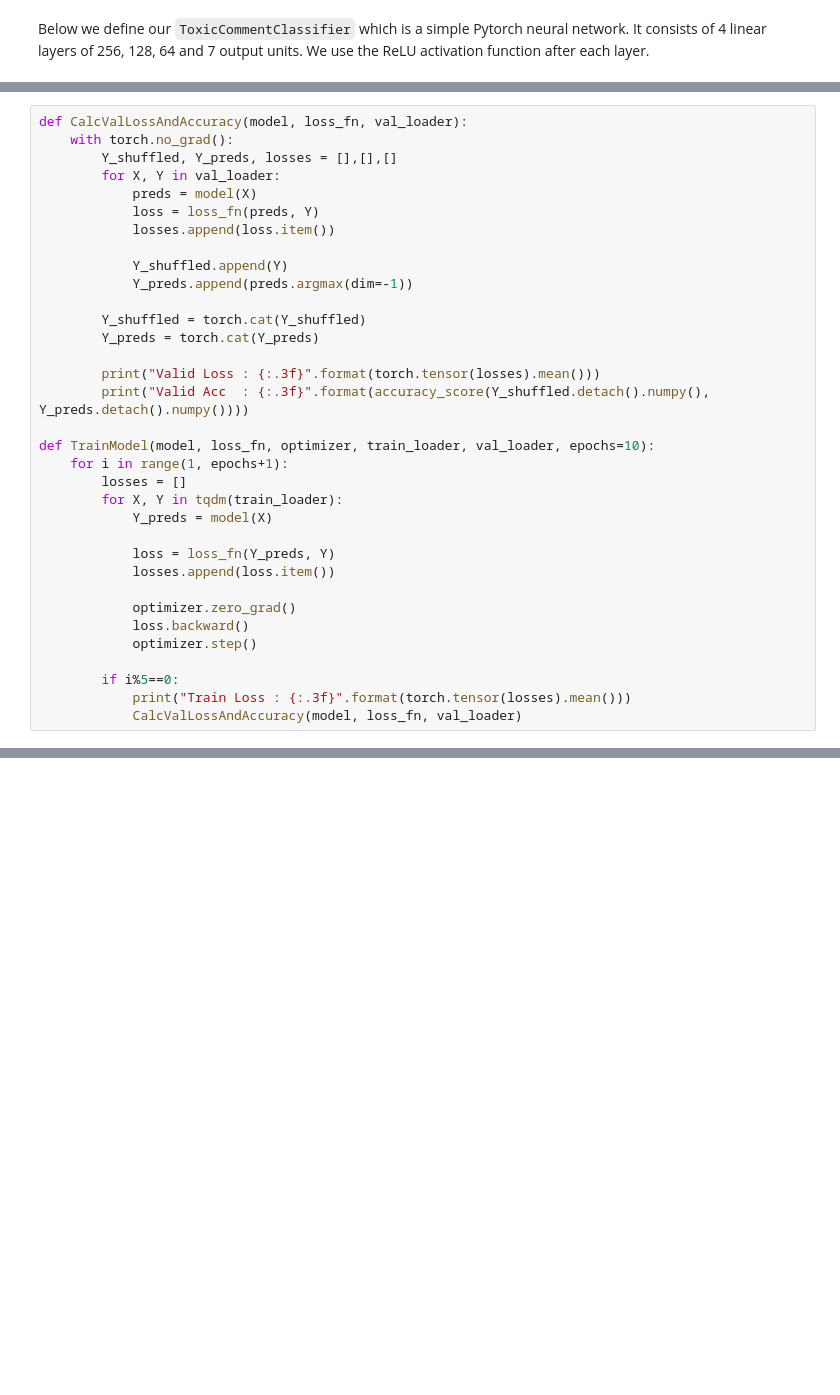
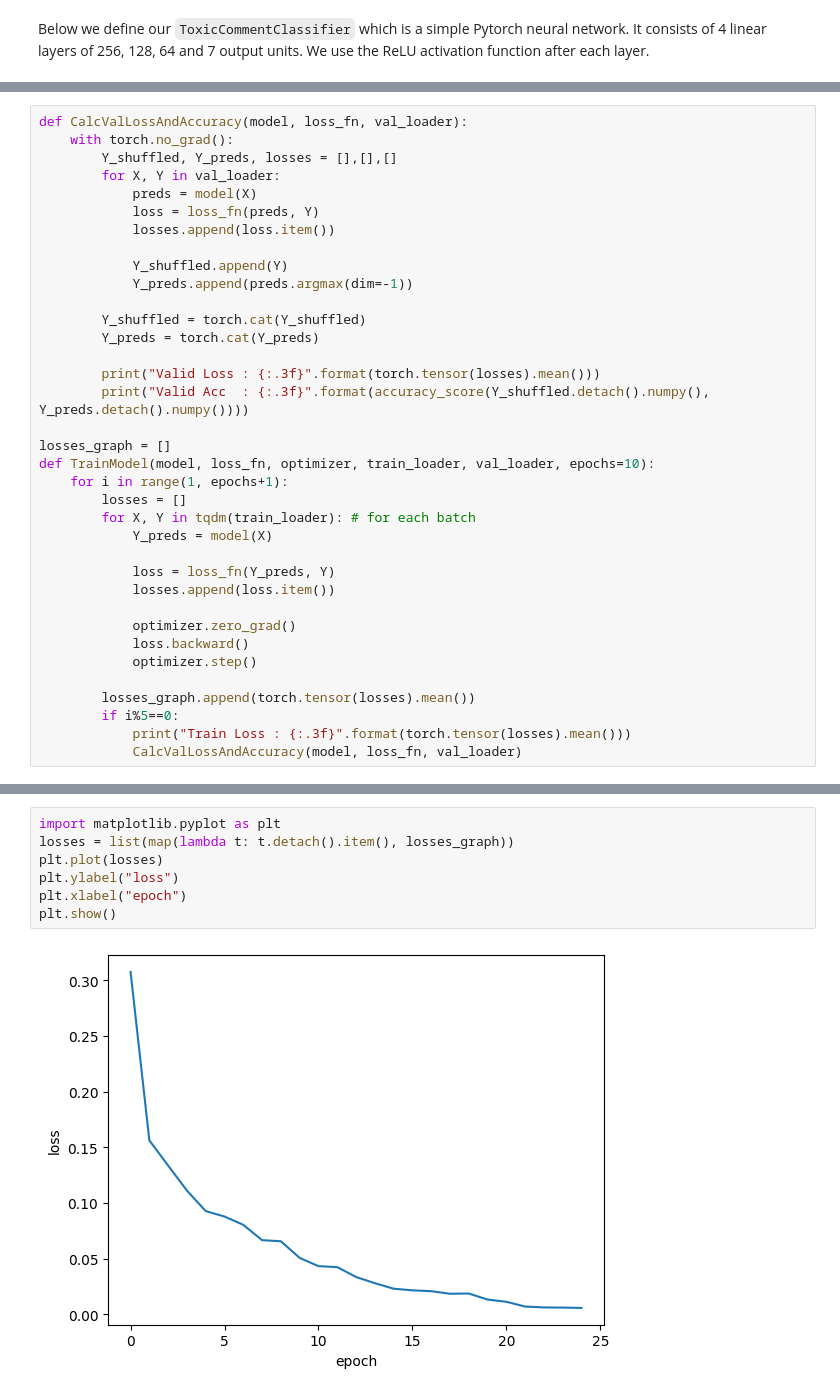
Before and after one commit to jell0wed/data514-redis-ml, a Jupyter notebook: nn.ipynb, the cells around one changed output, grey strips where cells are left out. Cells and saved outputs as stored; diff of their text form; blank space fills up the shorter version.

```diff
--- a/nn.ipynb
+++ b/nn.ipynb
@@ -178,10 +183,11 @@ def CalcValLossAndAccuracy(model, loss_fn, val_loader):
         print("Valid Loss : {:.3f}".format(torch.tensor(losses).mean()))
         print("Valid Acc  : {:.3f}".format(accuracy_score(Y_shuffled.detach().numpy(), Y_preds.detach().numpy())))
 
+losses_graph = []
 def TrainModel(model, loss_fn, optimizer, train_loader, val_loader, epochs=10):
     for i in range(1, epochs+1):
         losses = []
-        for X, Y in tqdm(train_loader):
+        for X, Y in tqdm(train_loader): # for each batch
             Y_preds = model(X)
 
             loss = loss_fn(Y_preds, Y)
@@ -191,6 +197,7 @@ def TrainModel(model, loss_fn, optimizer, train_loader, val_loader, epochs=10):
             loss.backward()
             optimizer.step()
 
+        losses_graph.append(torch.tensor(losses).mean())
         if i%5==0:
             print("Train Loss : {:.3f}".format(torch.tensor(losses).mean()))
             CalcValLossAndAccuracy(model, loss_fn, val_loader)
@@ -269,0 +277,9 @@ Predicting sentence `you are so bad you cant finish this project`: toxic
+# %%
+import matplotlib.pyplot as plt
+losses = list(map(lambda t: t.detach().item(), losses_graph))
+plt.plot(losses)
+plt.ylabel("loss")
+plt.xlabel("epoch")
+plt.show()
+# %% [output]
+[figure, added]
```
Also changed, not shown: parts of 11 cells of this notebook, 1 other file.
